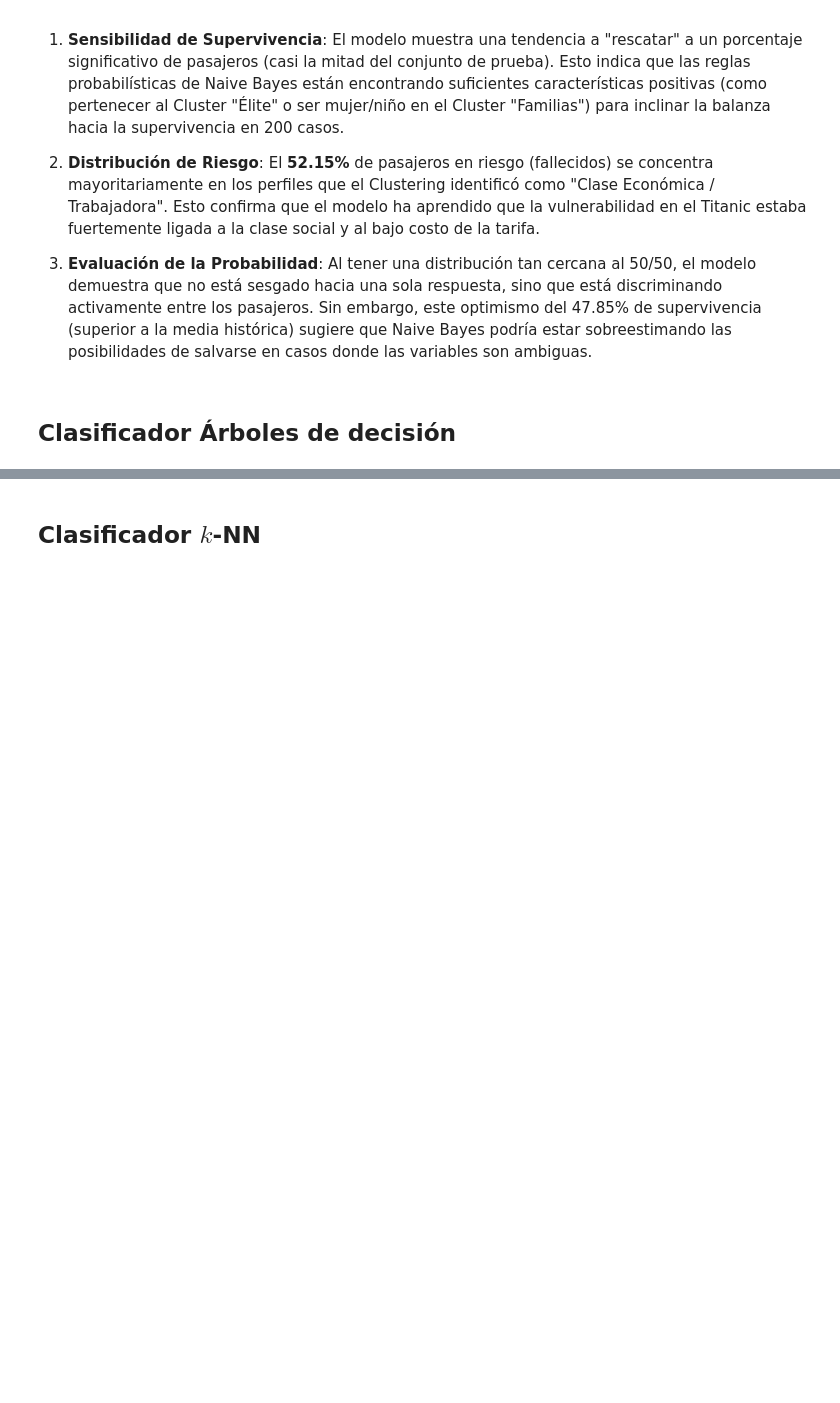
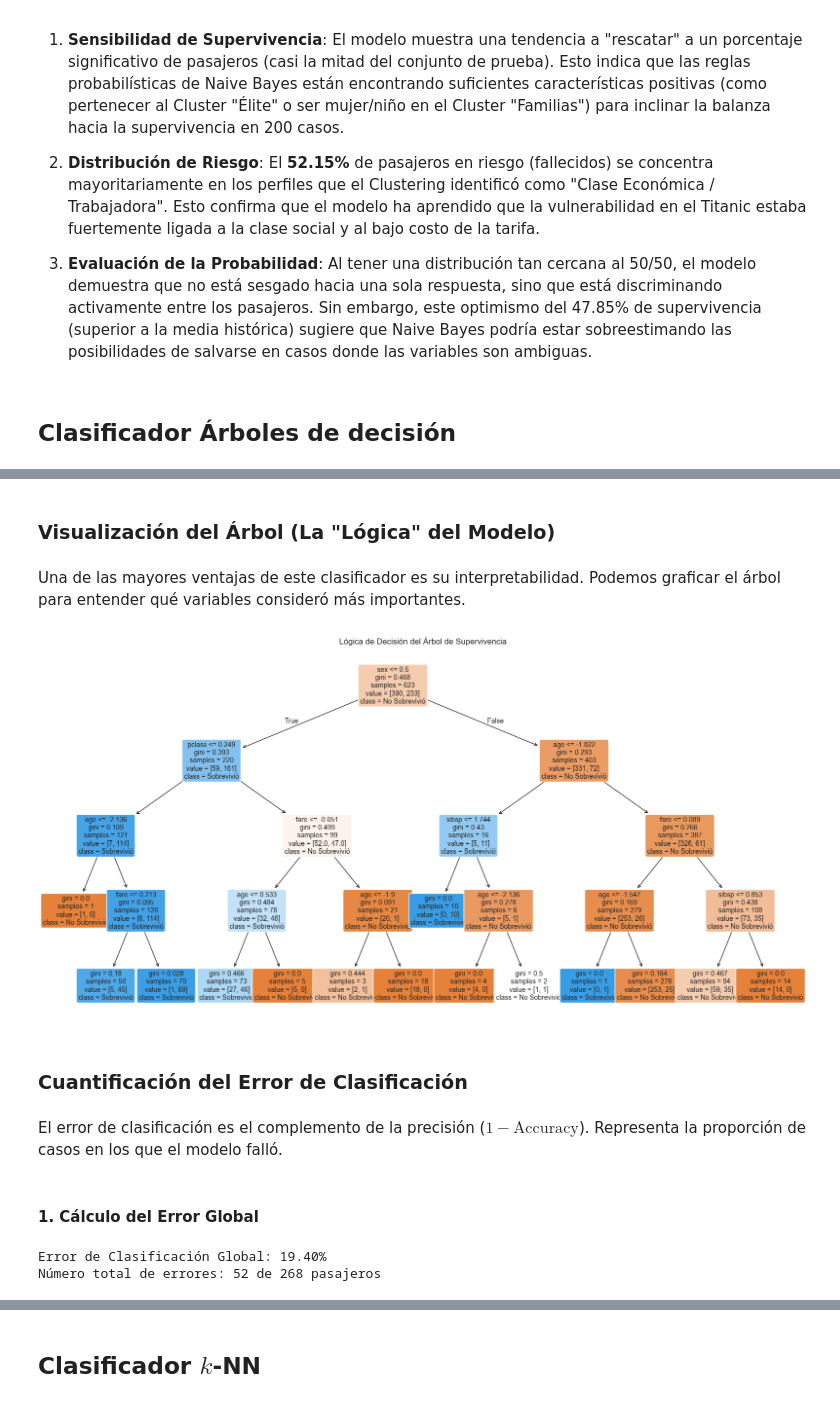
Before and after one commit to duvan1026/Titanic_Big_Data, a Jupyter notebook: ABD_CastroBautistaDuvanDario.ipynb, the cells around one changed output, grey strips where cells are left out. Drawn from its saved outputs; the diff is of its cells as text; code cells hidden in the pictures; blank space fills up the shorter version.

```diff
--- a/ABD_CastroBautistaDuvanDario.ipynb
+++ b/ABD_CastroBautistaDuvanDario.ipynb
@@ -2192,0 +2211,31 @@ Aplicar el modelo al conjunto test para clasificar esas nuevas observaciones y o
+# %% [markdown]
+### Visualización del Árbol (La "Lógica" del Modelo)
+# %% [markdown]
+Una de las mayores ventajas de este clasificador es su interpretabilidad. Podemos graficar el árbol para entender qué variables consideró más importantes.
+# %%
+from sklearn.tree import plot_tree
+
+plt.figure(figsize=(20, 10))
+plot_tree(tree_model,
+          feature_names=X_train.columns,
+          class_names=['No Sobrevivió', 'Sobrevivió'],
+          filled=True,
+          rounded=True,
+          fontsize=10)
+plt.title("Lógica de Decisión del Árbol de Supervivencia")
+plt.show()
+# %% [output]
+[figure, added]
+# %% [markdown]
+### Cuantificación del Error de Clasificación
+# %% [markdown]
+El error de clasificación es el complemento de la precisión ($1 - \text{Accuracy}$). Representa la proporción de casos en los que el modelo falló.
+# %% [markdown]
+#### 1. Cálculo del Error Global
+# %%
+error_tree = 1 - accuracy_tree
+print(f"Error de Clasificación Global: {error_tree:.2%}")
+print(f"Número total de errores: {int(len(Y_test) * error_tree)} de {len(Y_test)} pasajeros")
+# %% [output]
+Error de Clasificación Global: 19.40%
+Número total de errores: 52 de 268 pasajeros
```
Also changed, not shown: parts of 17 cells of this notebook.
